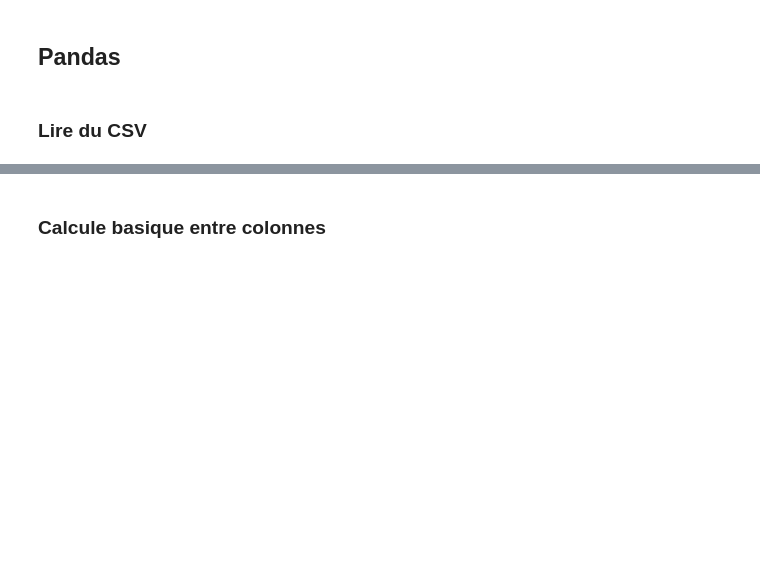
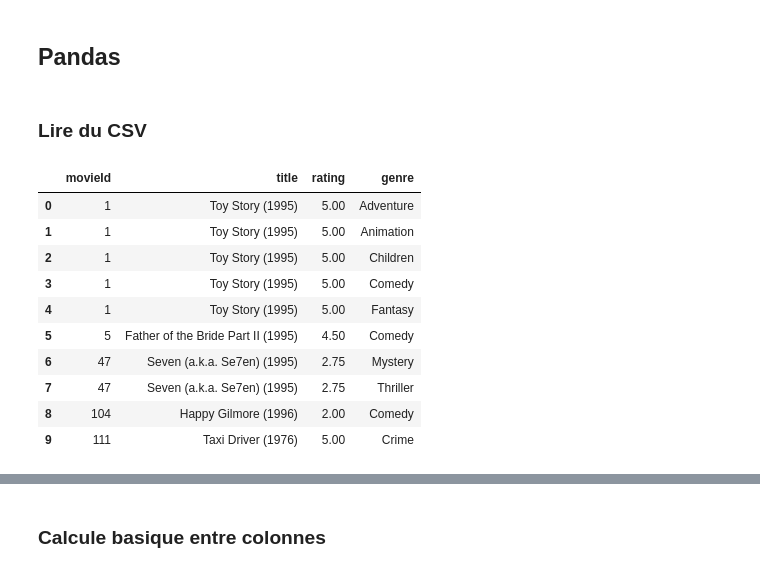
Before and after one commit to tribouillois/tuto2, a Jupyter notebook: data/notebooks/Formation_Python.ipynb, the cells around one changed output, grey strips where cells are left out. Drawn from its saved outputs; the diff is of its cells as text; code cells hidden in the pictures; blank space fills up the shorter version.

```diff
--- a/data/notebooks/Formation_Python.ipynb
+++ b/data/notebooks/Formation_Python.ipynb
@@ -404,0 +576,16 @@ df = pd.read_csv("csv/")
+# %%
+#On affiche les 10 première ligne de notre dataframe df
+
+df.head(10)
+# %% [output]
+|  | movieId | title | rating | genre |
+| 0 | 1 | Toy Story (1995) | 5.00 | Adventure |
+| 1 | 1 | Toy Story (1995) | 5.00 | Animation |
+| 2 | 1 | Toy Story (1995) | 5.00 | Children |
+| 3 | 1 | Toy Story (1995) | 5.00 | Comedy |
+| 4 | 1 | Toy Story (1995) | 5.00 | Fantasy |
+| 5 | 5 | Father of the Bride Part II (1995) | 4.50 | Comedy |
+| 6 | 47 | Seven (a.k.a. Se7en) (1995) | 2.75 | Mystery |
+| 7 | 47 | Seven (a.k.a. Se7en) (1995) | 2.75 | Thriller |
+| 8 | 104 | Happy Gilmore (1996) | 2.00 | Comedy |
+| 9 | 111 | Taxi Driver (1976) | 5.00 | Crime |
```
Also changed, not shown: parts of 36 cells of this notebook, 4 other files.
